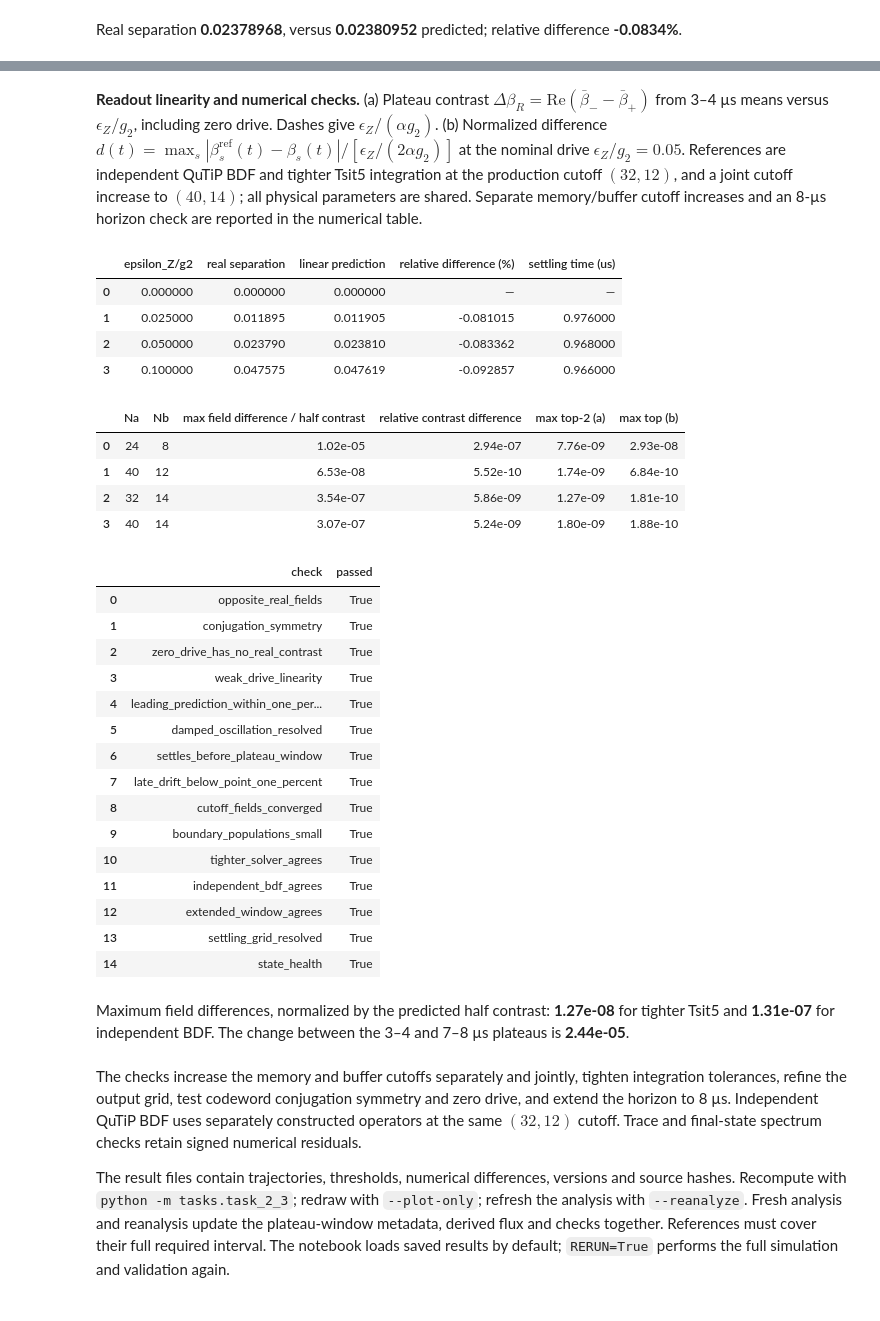
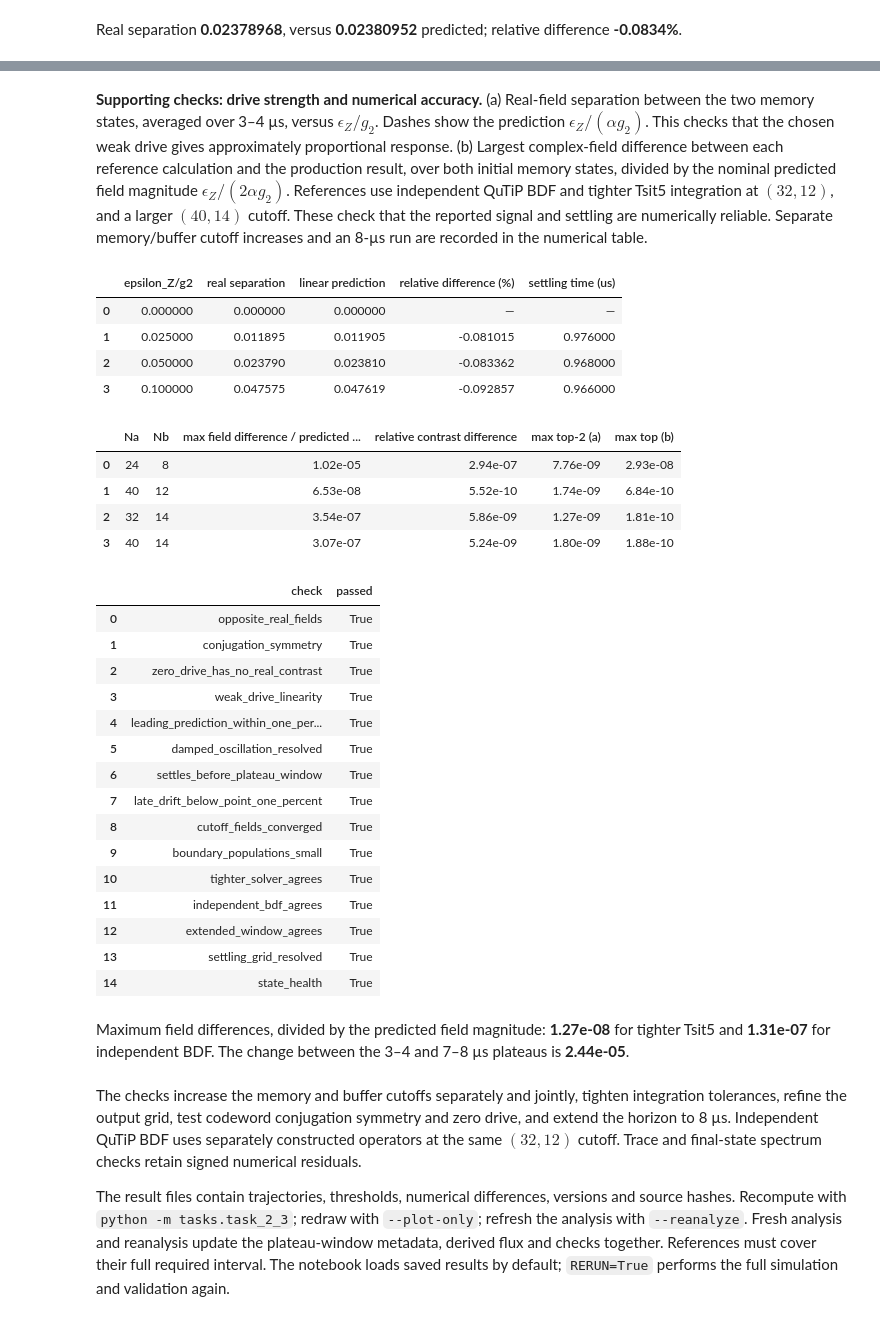
Before and after one commit to pkarakala/duquantum-cat-qubit, a Jupyter notebook: notebooks/08_task_2_3_readout.ipynb, the cells around one changed output, grey strips where cells are left out. Drawn from its saved outputs; the diff is of its cells as text; code cells hidden in the pictures.

Commit message:
Clarify Task 2.3 readout signals and settling

```diff
--- a/notebooks/08_task_2_3_readout.ipynb
+++ b/notebooks/08_task_2_3_readout.ipynb
@@ -82,35 +77,35 @@ show('task_2_3_validation')
 # %% [markdown]
-**Readout linearity and numerical checks.** (a) Plateau contrast $\Delta\beta_R=\mathrm{Re}(\bar\beta_--\bar\beta_+)$ from 3–4 µs means versus $\epsilon_Z/g_2$, including zero drive. Dashes give $\epsilon_Z/(\alpha g_2)$. (b) Normalized difference $d(t)=\max_s|\beta_s^{\mathrm{ref}}(t)-\beta_s(t)|/[\epsilon_Z/(2\alpha g_2)]$ at the nominal drive $\epsilon_Z/g_2=0.05$. References are independent QuTiP BDF and tighter Tsit5 integration at the production cutoff $(32,12)$, and a joint cutoff increase to $(40,14)$; all physical parameters are shared. Separate memory/buffer cutoff increases and an 8-µs horizon check are reported in the numerical table.
+**Supporting checks: drive strength and numerical accuracy.** (a) Real-field separation between the two memory states, averaged over 3–4 µs, versus $\epsilon_Z/g_2$. Dashes show the prediction $\epsilon_Z/(\alpha g_2)$. This checks that the chosen weak drive gives approximately proportional response. (b) Largest complex-field difference between each reference calculation and the production result, over both initial memory states, divided by the nominal predicted field magnitude $\epsilon_Z/(2\alpha g_2)$. References use independent QuTiP BDF and tighter Tsit5 integration at $(32,12)$, and a larger $(40,14)$ cutoff. These check that the reported signal and settling are numerically reliable. Separate memory/buffer cutoff increases and an 8-µs run are recorded in the numerical table.
 # %%
 rows = []
 for row in r['drive_summaries']:
     rows.append({'epsilon_Z/g2': row['drive_ratio'], 'real separation': row['real_separation'],
                  'linear prediction': row['leading_separation'],
                  'relative difference (%)': None if row['relative_contrast_error'] is None else 100*row['relative_contrast_error'],
                  'settling time (us)': row['settling_time_us']})
 display(pd.DataFrame(rows).style.format(precision=6, na_rep='—'))
 cutoffs = pd.DataFrame(r['validation']['cutoffs']).rename(columns={
-    'max_complex_field_difference_fraction': 'max field difference / half contrast',
+    'max_complex_field_difference_fraction': 'max field difference / predicted amplitude',
     'relative_contrast_difference': 'relative contrast difference',
     'max_memory_top2': 'max top-2 (a)', 'max_buffer_top': 'max top (b)'})
 display(cutoffs.style.format({col: '{:.2e}' for col in cutoffs if col not in ['Na', 'Nb']}))
 display(pd.DataFrame(r['validation']['checks'].items(), columns=['check', 'passed']))
 
 v = r['validation']
 display(Markdown(
-    f"Maximum field differences, normalized by the predicted half contrast: "
+    f"Maximum field differences, divided by the predicted field magnitude: "
     f"**{v['tight_solver_max_field_difference_fraction']:.2e}** for tighter Tsit5 and "
     f"**{v['independent_qutip']['max_field_error_fraction']:.2e}** for independent BDF. "
     f"The change between the 3–4 and 7–8 µs plateaus is "
     f"**{v['extended_8us']['plateau_change_fraction']:.2e}**."
 ))
 # %% [output]
 |  | epsilon_Z/g2 | real separation | linear prediction | relative difference (%) | settling time (us) |
 | 0 | 0.000000 | 0.000000 | 0.000000 | — | — |
 | 1 | 0.025000 | 0.011895 | 0.011905 | -0.081015 | 0.976000 |
 | 2 | 0.050000 | 0.023790 | 0.023810 | -0.083362 | 0.968000 |
 | 3 | 0.100000 | 0.047575 | 0.047619 | -0.092857 | 0.966000 |
-|  | Na | Nb | max field difference / half contrast | relative contrast difference | max top-2 (a) | max top (b) |
+|  | Na | Nb | max field difference / predicted ... | relative contrast difference | max top-2 (a) | max top (b) |
 | 0 | 24 | 8 | 1.02e-05 | 2.94e-07 | 7.76e-09 | 2.93e-08 |
 | 1 | 40 | 12 | 6.53e-08 | 5.52e-10 | 1.74e-09 | 6.84e-10 |
 | 2 | 32 | 14 | 3.54e-07 | 5.86e-09 | 1.27e-09 | 1.81e-10 |
@@ -131,7 +126,7 @@ display(Markdown(
 | 12 | extended_window_agrees | True |
 | 13 | settling_grid_resolved | True |
 | 14 | state_health | True |
-Maximum field differences, normalized by the predicted half contrast: **1.27e-08** for tighter Tsit5 and **1.31e-07** for independent BDF. The change between the 3–4 and 7–8 µs plateaus is **2.44e-05**.
+Maximum field differences, divided by the predicted field magnitude: **1.27e-08** for tighter Tsit5 and **1.31e-07** for independent BDF. The change between the 3–4 and 7–8 µs plateaus is **2.44e-05**.
 # %% [markdown]
 The checks increase the memory and buffer cutoffs separately and jointly, tighten integration tolerances, refine the output grid, test codeword conjugation symmetry and zero drive, and extend the horizon to 8 µs. Independent QuTiP BDF uses separately constructed operators at the same $(32,12)$ cutoff. Trace and final-state spectrum checks retain signed numerical residuals.
 
```
Also changed, not shown: parts of 9 cells of this notebook, 11 other files.
